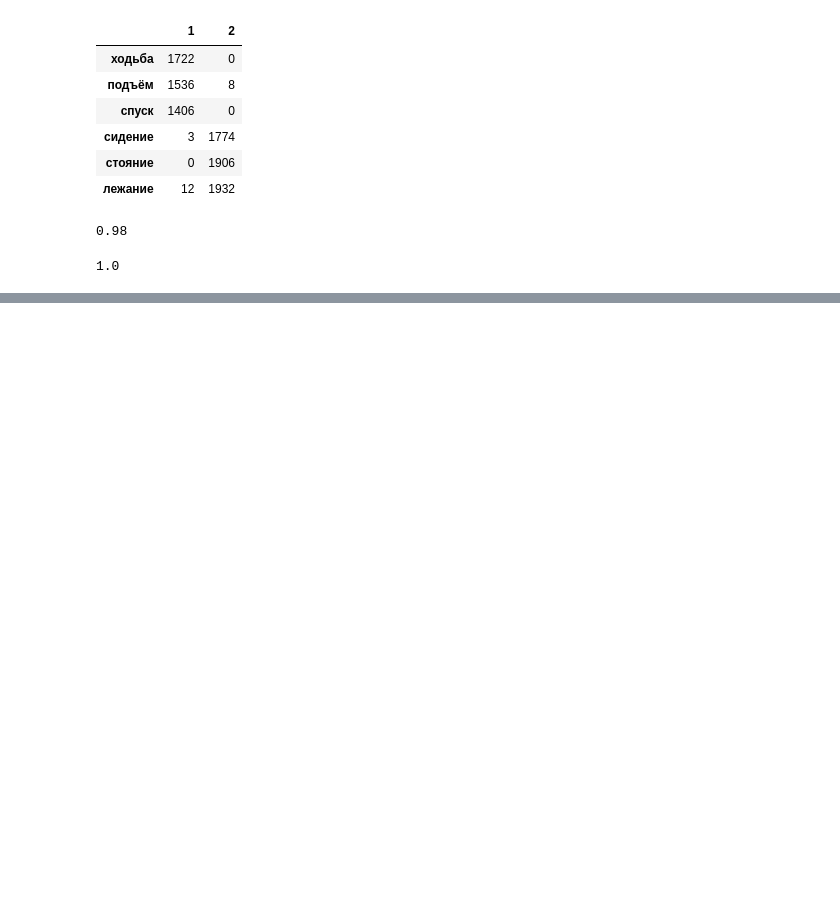
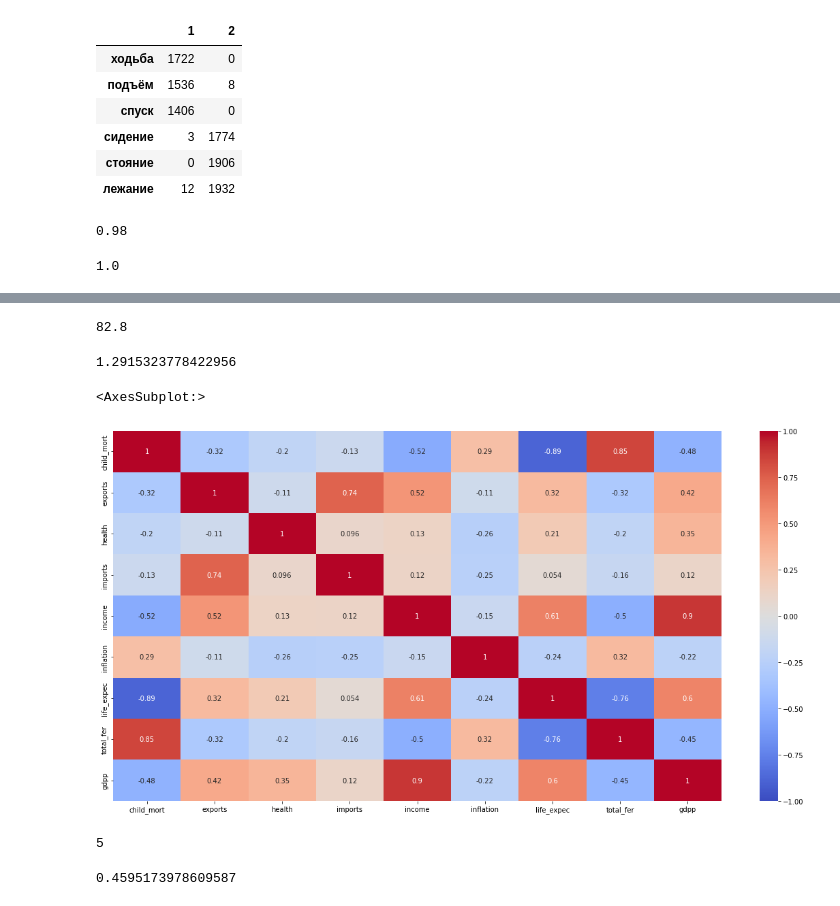
Before and after one commit to Nadarsa/sf_data_science, a Jupyter notebook: Math & ML/practice.ipynb, the cells around one changed output, grey strips where cells are left out. Cells and saved outputs as stored; diff of their text form; code cells hidden in the pictures; blank space fills up the shorter version.

```diff
--- a/Math & ML/practice.ipynb
+++ b/Math & ML/practice.ipynb
@@ -2266,0 +2379,3 @@ print(round(metrics.completeness_score(y, y_pred),2))
+# %%
+df = pd.read_csv('data/Country-data.csv')
+df
@@ -2266,0 +2396,31 @@ print(round(metrics.completeness_score(y, y_pred),2))
+# %%
+df['life_expec'].max()
+# %% [output]
+82.8
+# %%
+X = df.drop('country', axis =1)
+y = df['country']
+scaler = StandardScaler()
+X_scaled = scaler.fit_transform(X)
+X_scaled[0][0]
+# %% [output]
+1.2915323778422956
+# %%
+X_scaled_df = pd.DataFrame(X_scaled, columns=X.columns)
+plt.figure(figsize = (20,10))
+sns.heatmap(X_scaled_df.corr(), annot = True, vmin=-1, vmax=1, center= 0, cmap= 'coolwarm')
+# %% [output]
+<AxesSubplot:>
+[figure, added]
+# %%
+from sklearn.decomposition import PCA
+
+pca = PCA(n_components=0.9)
+principalComponents = pca.fit(X_scaled)
+len(principalComponents.components_)
+# %% [output]
+5
+# %%
+principalComponents.explained_variance_ratio_[0]
+# %% [output]
+0.4595173978609587
```
Also changed, not shown: parts of 21 cells of this notebook, 1 other file.
